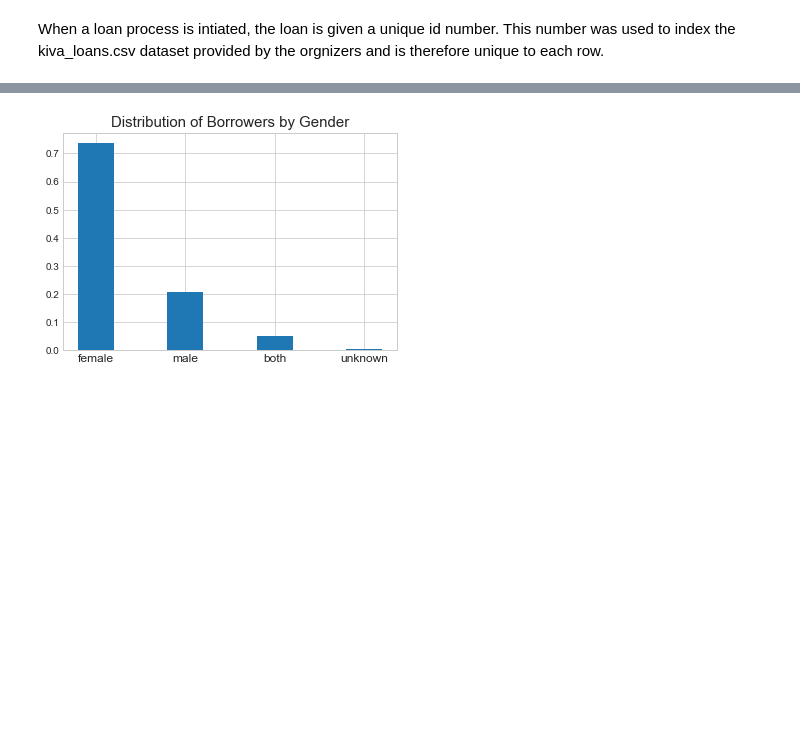
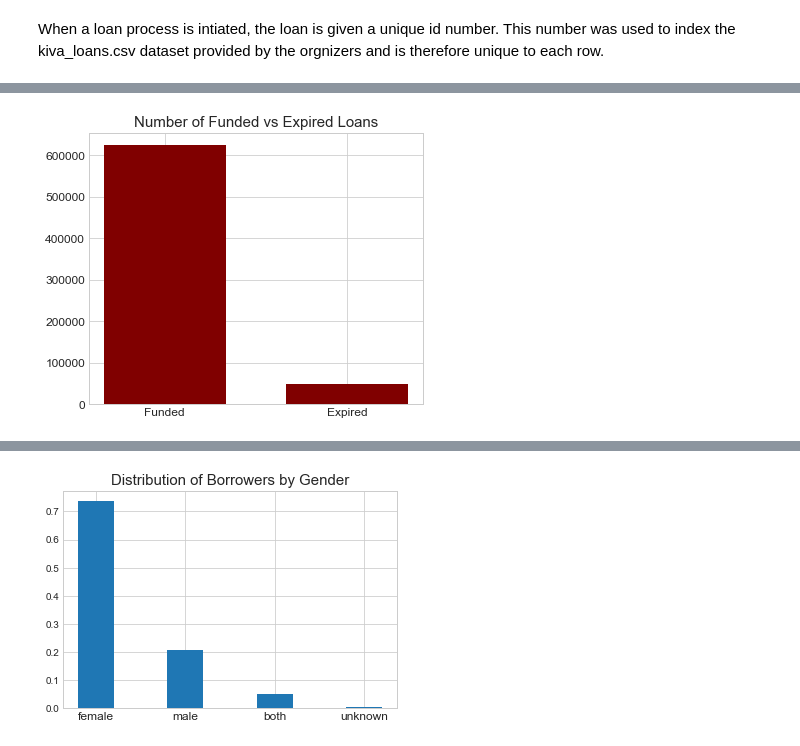
Before and after one commit to smakhijani/kaggle-kiva-crowdfunding, a Jupyter notebook: Preliminary Exploratory Data Analysis.ipynb, the cells around one changed output, grey strips where cells are left out. Drawn from its saved outputs; the diff is of its cells as text; code cells hidden in the pictures; blank space fills up the shorter version.

```diff
--- a/Preliminary Exploratory Data Analysis.ipynb
+++ b/Preliminary Exploratory Data Analysis.ipynb
@@ -209,0 +221,12 @@ plt.title("Frequency of Loan Types", fontsize = 15);
+# %%
+fig = plt.figure(figsize=(6,5))
+
+funded = len(kiva_loans[kiva_loans['funded_amount'] >= kiva_loans['loan_amount']])
+expired = len(kiva_loans[kiva_loans['funded_amount'] < kiva_loans['loan_amount']])
+
+plt.bar(left = (0,0.3), height = (funded, expired), width = 0.2, color = 'maroon', tick_label = ('Funded', 'Expired'))
+plt.xticks(fontsize = 12)
+plt.yticks(fontsize = 12)
+plt.title("Number of Funded vs Expired Loans", fontsize = 15);
+# %% [output]
+[figure, added]
```
Also changed, not shown: parts of 17 cells of this notebook.
